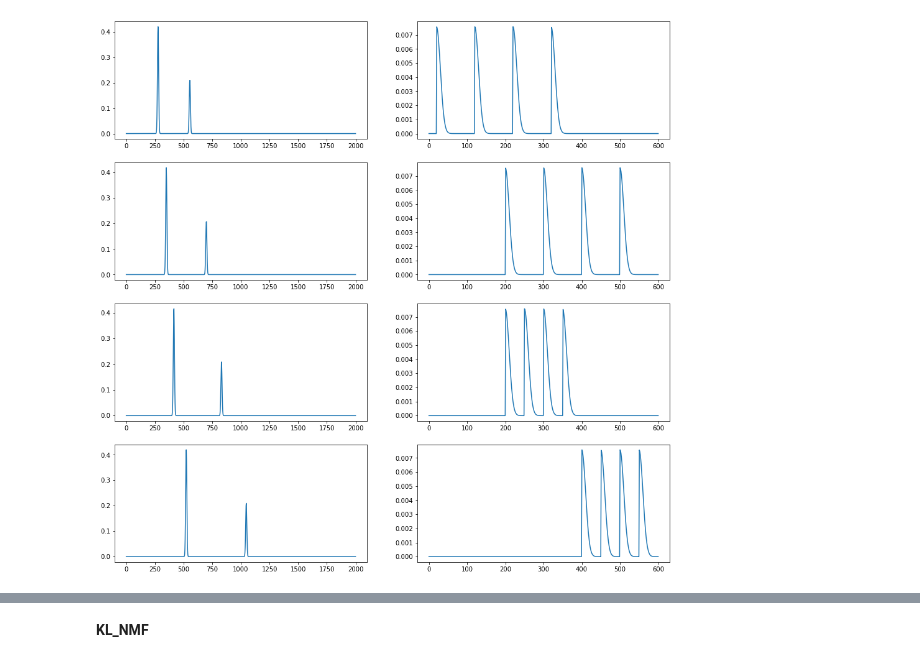
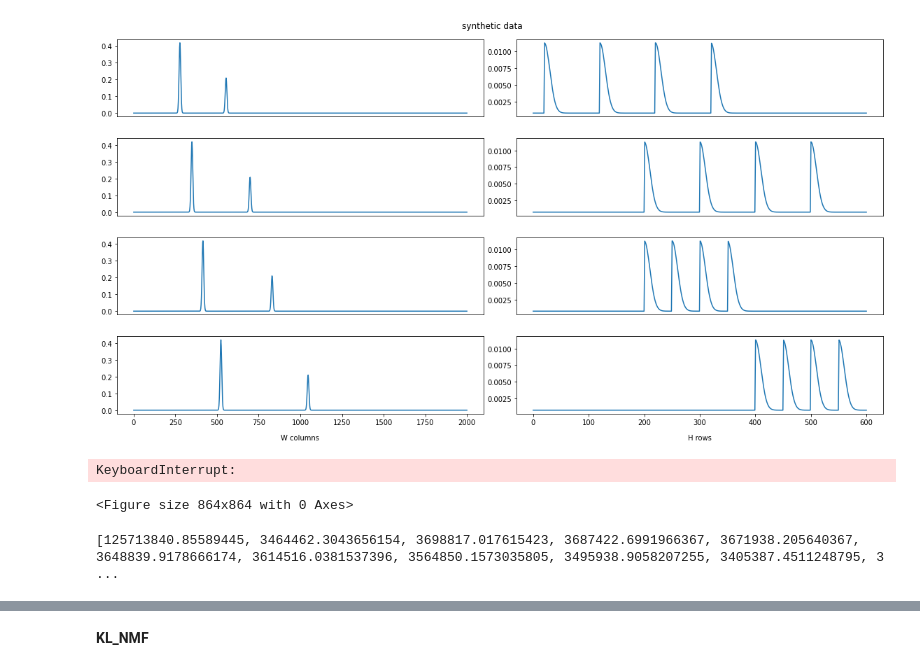
Before and after one commit to mariasoroka/StatisticalMachineLearning, a Jupyter notebook: synthetic_data.ipynb, the cells around one changed output, grey strips where cells are left out. Cells and saved outputs as stored; diff of their text form; code cells hidden in the pictures.

Commit message:
slightly changed divergences in NMF and synthetic data experiments

```diff
--- a/synthetic_data.ipynb
+++ b/synthetic_data.ipynb
@@ -12,27 +12,48 @@ H = np.zeros((K, N))
 # %%
 pitches = np.array([61, 65, 68, 72])
 times_set = np.array([[20, 120, 220, 320],[200, 300, 400, 500],[200, 250, 300, 350],[400, 450, 500, 550]])
 freq_set = 440 * np.power(2, (pitches - 69) / 12)
 
 frequencies = np.linspace(0, 2000, F)
 times = np.linspace(0, 600, N)
 
 for i in range(4):
     W[:, i] = stats.norm.pdf(frequencies, loc=freq_set[i], scale=5) + 0.5 * stats.norm.pdf(frequencies, loc=2 * freq_set[i], scale=5)
     for j in range(4):
         H[i, :] += (times > times_set[i, j]) * stats.norm.pdf(times, loc=times_set[i, j], scale=10)
 for k in range(K):
     norm_factor = np.linalg.norm(W[:, k])
     W[:, k] = W[:, k] / norm_factor
     H[k, :] = H[k, :] * norm_factor
 
-fig, axes = plt.subplots(K, 2, figsize=(8 * 2, K * 4))
+fig, axes = plt.subplots(K, 2, figsize=(8 * 2, K * 2))
+fig.tight_layout(pad=1)
 for i in range(K):
     axes[i, 0].plot(frequencies, W[:, i])
     axes[i, 1].plot(times, H[i, :])
+    if i != (K - 1):
+        axes[i, 0].xaxis.set_ticklabels([])
+        axes[i, 1].xaxis.set_ticklabels([])
+        axes[i, 0].tick_params(axis='x', length=0)
+        axes[i, 1].tick_params(axis='x', length=0)
+    if i == K - 1:
+        axes[i, 0].set_xlabel("W columns", labelpad=12)
+        axes[i, 1].set_xlabel("H rows", labelpad=12)
+fig.suptitle("synthetic data", y=1.02)
 plt.show()
 # %% [output]
-[figure, old version]
+[figure, new version]
 # %%
 V = W @ H
 spec = Spectrogram(V, frequencies)
+# %%
+K = 4
+matrix_to_factorize = NMF(V)
+costs = matrix_to_factorize.summary_plot(K, 1000)
+# %% [output]
+KeyboardInterrupt:
+<Figure size 864x864 with 0 Axes>
+# %%
+print(costs[2])
+# %% [output]
+[125713840.85589445, 3464462.3043656154, 3698817.017615423, 3687422.6991966367, 3671938.205640367, 3648839.9178666174, 3614516.0381537396, 3564850.1573035805, 3495938.9058207255, 3405387.4511248795, 3 ...
```
Also changed, not shown: parts of 6 cells of this notebook, 11 other files.
